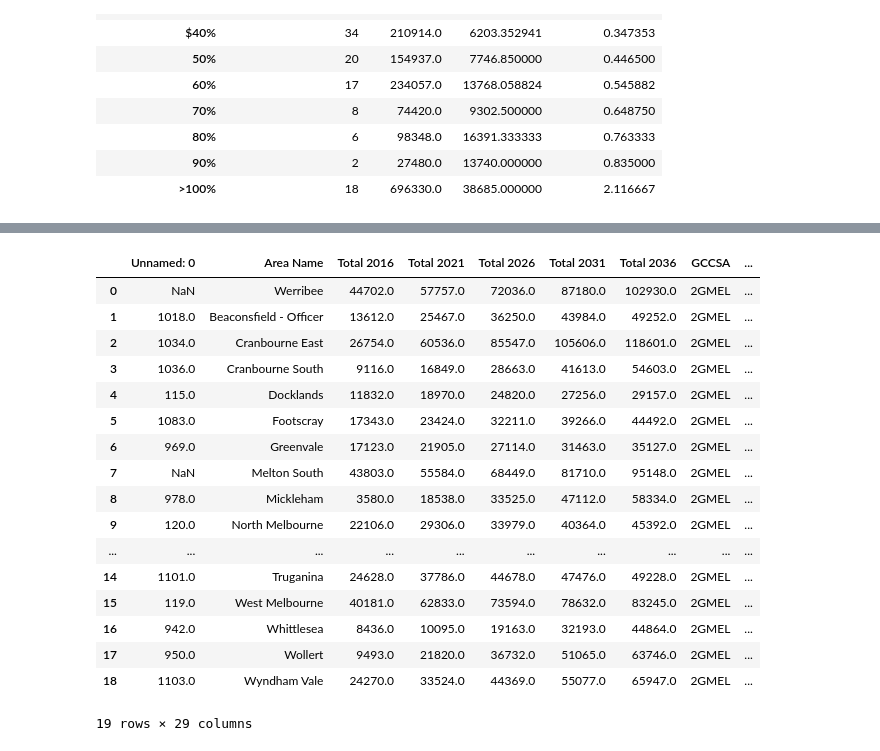
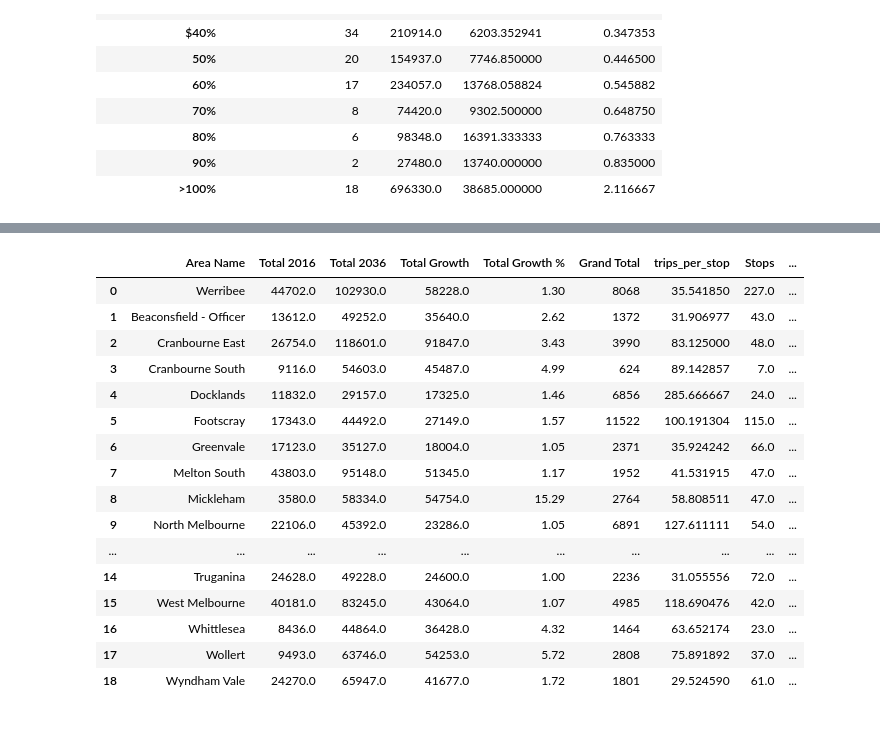
Before and after one commit to Reinierandrew/vic_public_transport, a Jupyter notebook: growth_data_coordinates.ipynb, the cells around one changed output, grey strips where cells are left out. Saved outputs shown, nothing was run; the diff lists cells and outputs as text; code cells hidden in the pictures.

```diff
--- a/growth_data_coordinates.ipynb
+++ b/growth_data_coordinates.ipynb
@@ -221,25 +170,30 @@ map_plot2
 # %%
 ptv_trip = pd.read_csv("Resources/P1_trip_frequency_adjRAVV.csv")
 ptv_trip.head()
 
 top_growth_ptv_merge = pd.merge(over_100perc_growth, ptv_trip, how = "left", left_on="Area Name", right_on="Suburb")
+
+top_growth_ptv_merge=top_growth_ptv_merge[["Area Name","Total 2016", "Total 2036","Total Growth", "Total Growth %","Grand Total", "trips_per_stop"]]
+top_growth_ptv_merge["Stops"] = top_growth_ptv_merge["Grand Total"]/top_growth_ptv_merge["trips_per_stop"]
+top_growth_ptv_merge["Stops_pp_2016"]=top_growth_ptv_merge["Total 2016"] / top_growth_ptv_merge["Stops"]
+top_growth_ptv_merge["Stops_pp_2036"]=top_growth_ptv_merge["Total 2036"] / top_growth_ptv_merge["Stops"]
+top_growth_ptv_merge["Increasee stops pp %"] = ((top_growth_ptv_merge["Stops_pp_2036"]-top_growth_ptv_merge["Stops_pp_2016"])/top_growth_ptv_merge["Total 2016"])*100
 top_growth_ptv_merge
 # %% [output]
-|  | Unnamed: 0 | Area Name | Total 2016 | Total 2021 | Total 2026 | Total 2031 | Total 2036 | GCCSA | ... |
-| 0 | NaN | Werribee | 44702.0 | 57757.0 | 72036.0 | 87180.0 | 102930.0 | 2GMEL | ... |
-| 1 | 1018.0 | Beaconsfield - Officer | 13612.0 | 25467.0 | 36250.0 | 43984.0 | 49252.0 | 2GMEL | ... |
-| 2 | 1034.0 | Cranbourne East | 26754.0 | 60536.0 | 85547.0 | 105606.0 | 118601.0 | 2GMEL | ... |
-| 3 | 1036.0 | Cranbourne South | 9116.0 | 16849.0 | 28663.0 | 41613.0 | 54603.0 | 2GMEL | ... |
-| 4 | 115.0 | Docklands | 11832.0 | 18970.0 | 24820.0 | 27256.0 | 29157.0 | 2GMEL | ... |
-| 5 | 1083.0 | Footscray | 17343.0 | 23424.0 | 32211.0 | 39266.0 | 44492.0 | 2GMEL | ... |
-| 6 | 969.0 | Greenvale | 17123.0 | 21905.0 | 27114.0 | 31463.0 | 35127.0 | 2GMEL | ... |
-| 7 | NaN | Melton South | 43803.0 | 55584.0 | 68449.0 | 81710.0 | 95148.0 | 2GMEL | ... |
-| 8 | 978.0 | Mickleham | 3580.0 | 18538.0 | 33525.0 | 47112.0 | 58334.0 | 2GMEL | ... |
-| 9 | 120.0 | North Melbourne | 22106.0 | 29306.0 | 33979.0 | 40364.0 | 45392.0 | 2GMEL | ... |
+|  | Area Name | Total 2016 | Total 2036 | Total Growth | Total Growth % | Grand Total | trips_per_stop | Stops | ... |
+| 0 | Werribee | 44702.0 | 102930.0 | 58228.0 | 1.30 | 8068 | 35.541850 | 227.0 | ... |
+| 1 | Beaconsfield - Officer | 13612.0 | 49252.0 | 35640.0 | 2.62 | 1372 | 31.906977 | 43.0 | ... |
+| 2 | Cranbourne East | 26754.0 | 118601.0 | 91847.0 | 3.43 | 3990 | 83.125000 | 48.0 | ... |
+| 3 | Cranbourne South | 9116.0 | 54603.0 | 45487.0 | 4.99 | 624 | 89.142857 | 7.0 | ... |
+| 4 | Docklands | 11832.0 | 29157.0 | 17325.0 | 1.46 | 6856 | 285.666667 | 24.0 | ... |
+| 5 | Footscray | 17343.0 | 44492.0 | 27149.0 | 1.57 | 11522 | 100.191304 | 115.0 | ... |
+| 6 | Greenvale | 17123.0 | 35127.0 | 18004.0 | 1.05 | 2371 | 35.924242 | 66.0 | ... |
+| 7 | Melton South | 43803.0 | 95148.0 | 51345.0 | 1.17 | 1952 | 41.531915 | 47.0 | ... |
+| 8 | Mickleham | 3580.0 | 58334.0 | 54754.0 | 15.29 | 2764 | 58.808511 | 47.0 | ... |
+| 9 | North Melbourne | 22106.0 | 45392.0 | 23286.0 | 1.05 | 6891 | 127.611111 | 54.0 | ... |
 | ... | ... | ... | ... | ... | ... | ... | ... | ... | ... |
-| 14 | 1101.0 | Truganina | 24628.0 | 37786.0 | 44678.0 | 47476.0 | 49228.0 | 2GMEL | ... |
-| 15 | 119.0 | West Melbourne | 40181.0 | 62833.0 | 73594.0 | 78632.0 | 83245.0 | 2GMEL | ... |
-| 16 | 942.0 | Whittlesea | 8436.0 | 10095.0 | 19163.0 | 32193.0 | 44864.0 | 2GMEL | ... |
-| 17 | 950.0 | Wollert | 9493.0 | 21820.0 | 36732.0 | 51065.0 | 63746.0 | 2GMEL | ... |
-| 18 | 1103.0 | Wyndham Vale | 24270.0 | 33524.0 | 44369.0 | 55077.0 | 65947.0 | 2GMEL | ... |
+| 14 | Truganina | 24628.0 | 49228.0 | 24600.0 | 1.00 | 2236 | 31.055556 | 72.0 | ... |
+| 15 | West Melbourne | 40181.0 | 83245.0 | 43064.0 | 1.07 | 4985 | 118.690476 | 42.0 | ... |
+| 16 | Whittlesea | 8436.0 | 44864.0 | 36428.0 | 4.32 | 1464 | 63.652174 | 23.0 | ... |
+| 17 | Wollert | 9493.0 | 63746.0 | 54253.0 | 5.72 | 2808 | 75.891892 | 37.0 | ... |
+| 18 | Wyndham Vale | 24270.0 | 65947.0 | 41677.0 | 1.72 | 1801 | 29.524590 | 61.0 | ... |
-19 rows × 29 columns
```
Also changed, not shown: parts of 4 cells of this notebook, 3 other files.
